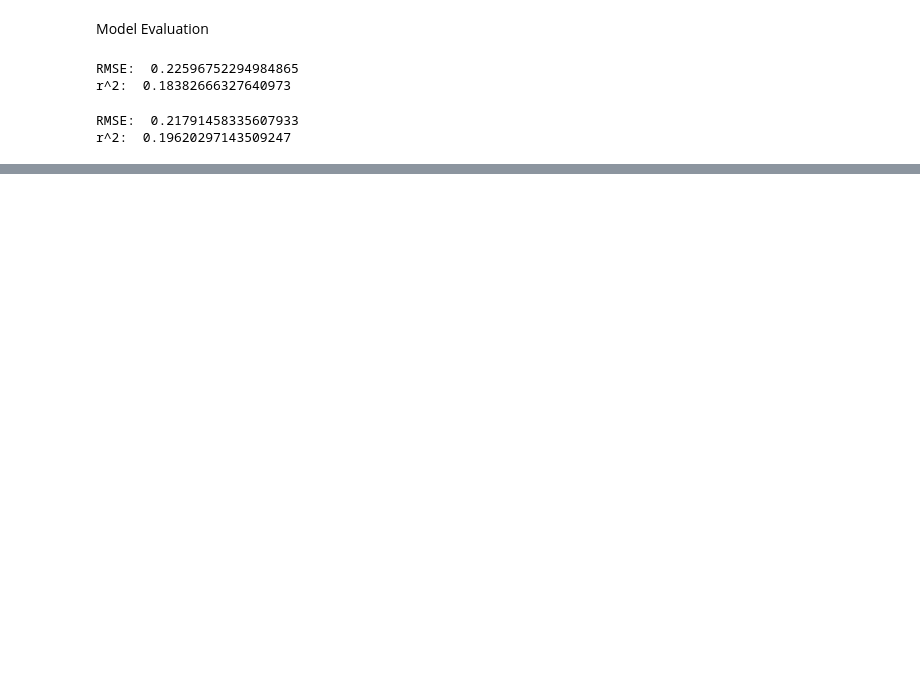
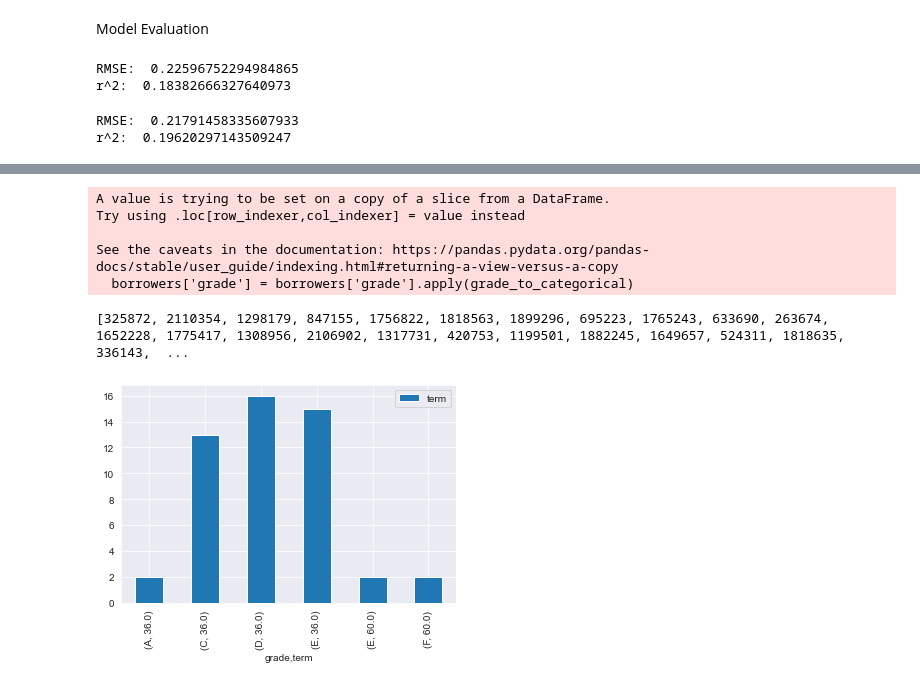
Before and after one commit to touyang219/LC_Capstone, a Jupyter notebook: Capstone.ipynb, the cells around one changed output, grey strips where cells are left out. Drawn from its saved outputs; the diff is of its cells as text; code cells hidden in the pictures; blank space fills up the shorter version.

```diff
--- a/Capstone.ipynb
+++ b/Capstone.ipynb
@@ -774,0 +704,17 @@ Name: loan_amnt, dtype: float64
+# %%
+def grade_to_categorical(x):
+    if x == 1: return 'A'
+    if x ==2: return 'B'
+    if x == 3: return 'C'
+    if x == 4: return 'D'
+    if x == 5: return 'E'
+    if x == 6: return 'F'
+    if x == 7: return 'G'
+# %%
+borrowers['grade'] = borrowers['grade'].apply(grade_to_categorical)
+# %% [output]
+A value is trying to be set on a copy of a slice from a DataFrame.
+Try using .loc[row_indexer,col_indexer] = value instead
+
+See the caveats in the documentation: https://pandas.pydata.org/pandas-docs/stable/user_guide/indexing.html#returning-a-view-versus-a-copy
+  borrowers['grade'] = borrowers['grade'].apply(grade_to_categorical)
@@ -774,0 +723,12 @@ Name: loan_amnt, dtype: float64
+# %%
+print(list_of_borrowers)
+# %% [output]
+[325872, 2110354, 1298179, 847155, 1756822, 1818563, 1899296, 695223, 1765243, 633690, 263674, 1652228, 1775417, 1308956, 2106902, 1317731, 420753, 1199501, 1882245, 1649657, 524311, 1818635, 336143,  ...
+# %%
+term_lengths = pd.DataFrame(borrowers.groupby('grade')['term'].value_counts())
+
+term_lengths.plot(kind = 'bar')
+
+f.savefig('loan_terms_portfolio.png', facecolor=f.get_facecolor(), transparent=True, dpi=500)
+# %% [output]
+[figure, added]
```
Also changed, not shown: parts of 43 cells of this notebook.
